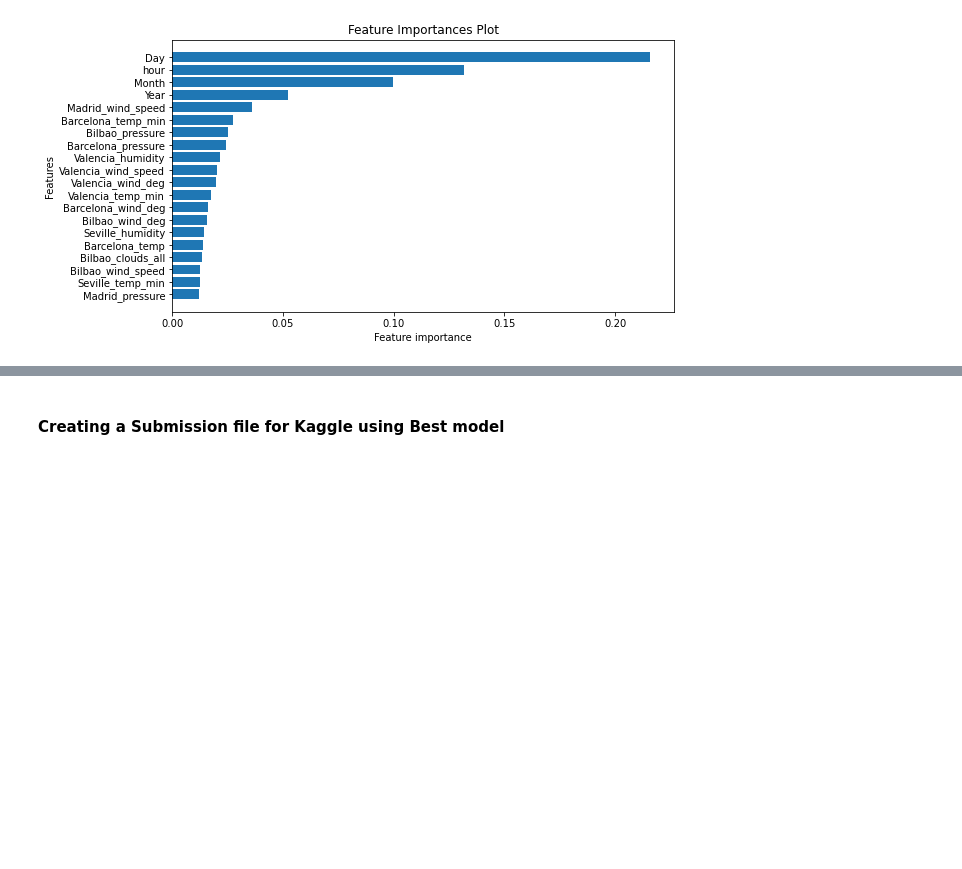
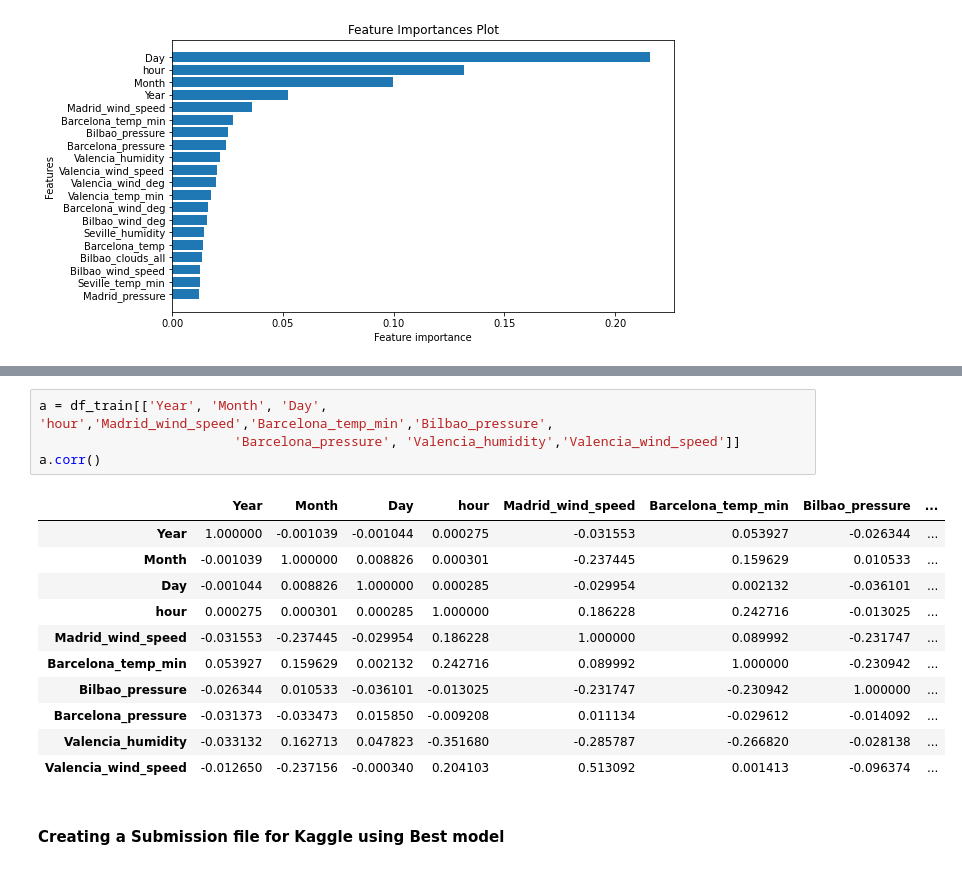
Before and after one commit to egah1111/AR_Team1_-Regression_Predict_Kaggle, a Jupyter notebook: starter-notebook-Copy1_ruth.ipynb, the cells around one changed output, grey strips where cells are left out. Drawn from its saved outputs; the diff is of its cells as text; blank space fills up the shorter version.

```diff
--- a/starter-notebook-Copy1_ruth.ipynb
+++ b/starter-notebook-Copy1_ruth.ipynb
@@ -1370,3 +1402,19 @@ plot_features(X_train.columns, ideal_model.feature_importances_)
+# %%
+a = df_train[['Year', 'Month', 'Day', 'hour','Madrid_wind_speed','Barcelona_temp_min','Bilbao_pressure',
+                         'Barcelona_pressure', 'Valencia_humidity','Valencia_wind_speed']]
+a.corr()
+# %% [output]
+|  | Year | Month | Day | hour | Madrid_wind_speed | Barcelona_temp_min | Bilbao_pressure | ... |
+| Year | 1.000000 | -0.001039 | -0.001044 | 0.000275 | -0.031553 | 0.053927 | -0.026344 | ... |
+| Month | -0.001039 | 1.000000 | 0.008826 | 0.000301 | -0.237445 | 0.159629 | 0.010533 | ... |
+| Day | -0.001044 | 0.008826 | 1.000000 | 0.000285 | -0.029954 | 0.002132 | -0.036101 | ... |
+| hour | 0.000275 | 0.000301 | 0.000285 | 1.000000 | 0.186228 | 0.242716 | -0.013025 | ... |
+| Madrid_wind_speed | -0.031553 | -0.237445 | -0.029954 | 0.186228 | 1.000000 | 0.089992 | -0.231747 | ... |
+| Barcelona_temp_min | 0.053927 | 0.159629 | 0.002132 | 0.242716 | 0.089992 | 1.000000 | -0.230942 | ... |
+| Bilbao_pressure | -0.026344 | 0.010533 | -0.036101 | -0.013025 | -0.231747 | -0.230942 | 1.000000 | ... |
+| Barcelona_pressure | -0.031373 | -0.033473 | 0.015850 | -0.009208 | 0.011134 | -0.029612 | -0.014092 | ... |
+| Valencia_humidity | -0.033132 | 0.162713 | 0.047823 | -0.351680 | -0.285787 | -0.266820 | -0.028138 | ... |
+| Valencia_wind_speed | -0.012650 | -0.237156 | -0.000340 | 0.204103 | 0.513092 | 0.001413 | -0.096374 | ... |
 # %% [markdown]
 #### Creating a Submission file for Kaggle using Best model
 # %%
```
Also changed, not shown: parts of 40 cells of this notebook, 3 other files.
